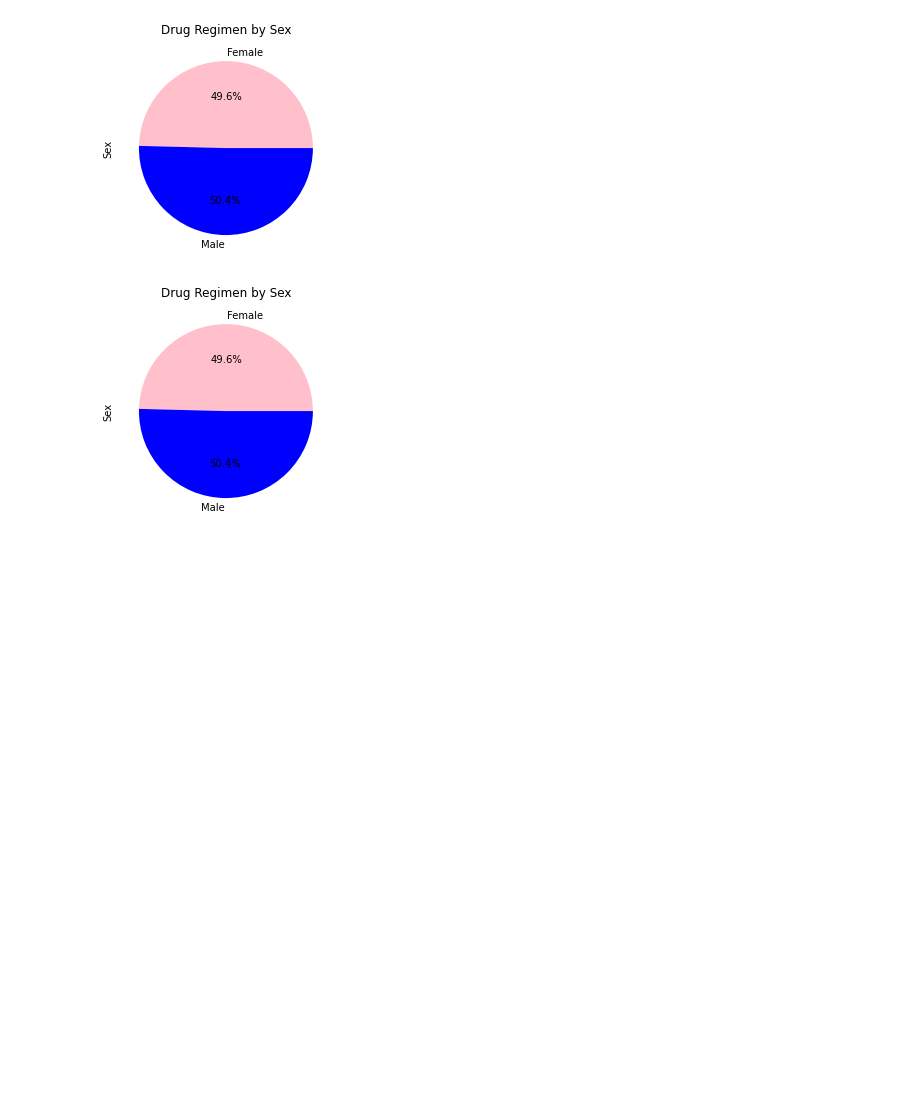
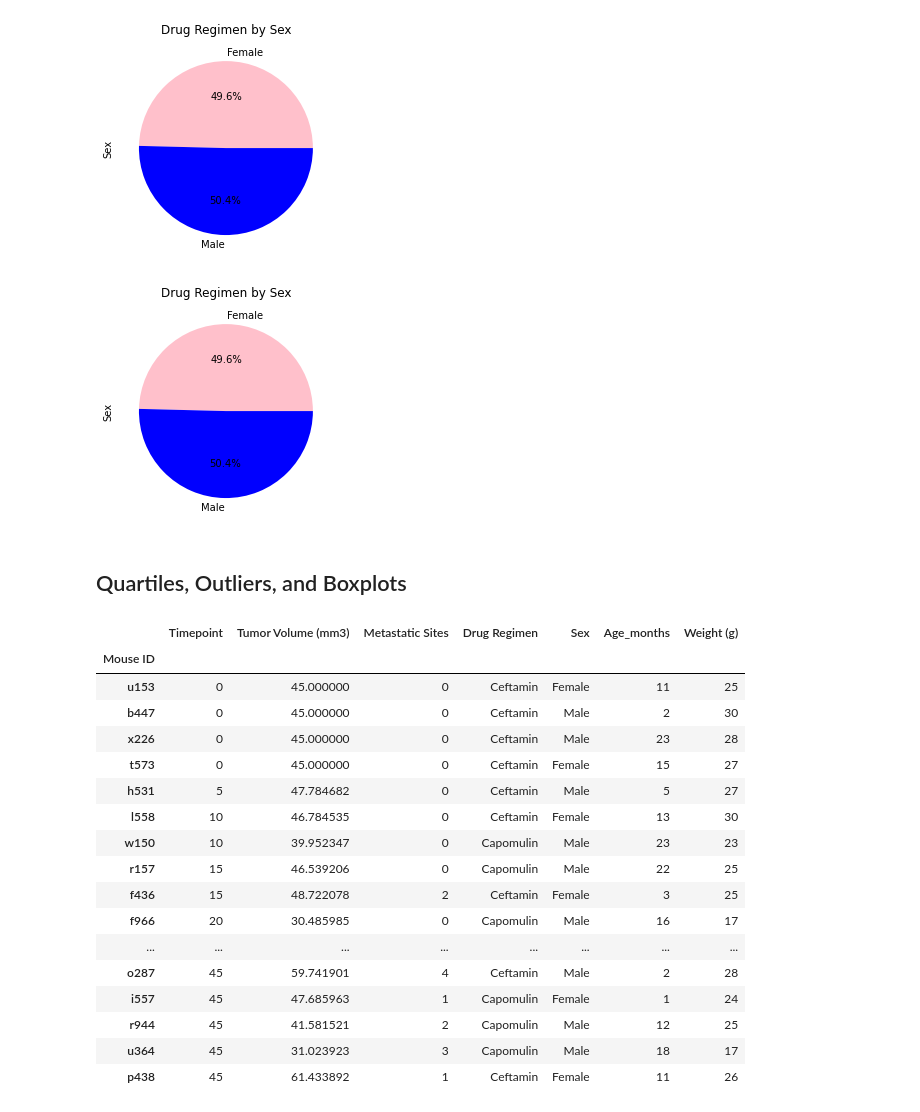
Before and after one commit to nconnel4/matplotlib-challenge, a Jupyter notebook: notebooks/pymaceuticals.ipynb, the cells around one changed output. Cells and saved outputs as stored; diff of their text form; code cells hidden in the pictures; blank space fills up the shorter version.

Commit message:
Add filtered dataframe with specific drugs

```diff
--- a/notebooks/pymaceuticals.ipynb
+++ b/notebooks/pymaceuticals.ipynb
@@ -104,3 +104,32 @@ plt.show()
 # %% [output]
 [figure]
 [figure]
+# %% [markdown]
+## Quartiles, Outliers, and Boxplots
+# %%
+filtered_drugs_df = study_data_df[study_data_df['Drug Regimen'].isin(['Capomulin', 'Ramicane, Infubinol', 'Ceftamin'])]
+
+last_timepoint = filtered_drugs_df.groupby('Mouse ID')['Timepoint'].max()
+
+filtered_drugs_df = filtered_drugs_df.merge(last_timepoint, how='inner', on=['Mouse ID', 'Timepoint'])
+filtered_drugs_df.set_index('Mouse ID', inplace=True)
+filtered_drugs_df
+# %% [output]
+|  | Timepoint | Tumor Volume (mm3) | Metastatic Sites | Drug Regimen | Sex | Age_months | Weight (g) |
+| Mouse ID |  |  |  |  |  |  |  |
+| u153 | 0 | 45.000000 | 0 | Ceftamin | Female | 11 | 25 |
+| b447 | 0 | 45.000000 | 0 | Ceftamin | Male | 2 | 30 |
+| x226 | 0 | 45.000000 | 0 | Ceftamin | Male | 23 | 28 |
+| t573 | 0 | 45.000000 | 0 | Ceftamin | Female | 15 | 27 |
+| h531 | 5 | 47.784682 | 0 | Ceftamin | Male | 5 | 27 |
+| l558 | 10 | 46.784535 | 0 | Ceftamin | Female | 13 | 30 |
+| w150 | 10 | 39.952347 | 0 | Capomulin | Male | 23 | 23 |
+| r157 | 15 | 46.539206 | 0 | Capomulin | Male | 22 | 25 |
+| f436 | 15 | 48.722078 | 2 | Ceftamin | Female | 3 | 25 |
+| f966 | 20 | 30.485985 | 0 | Capomulin | Male | 16 | 17 |
+| ... | ... | ... | ... | ... | ... | ... | ... |
+| o287 | 45 | 59.741901 | 4 | Ceftamin | Male | 2 | 28 |
+| i557 | 45 | 47.685963 | 1 | Capomulin | Female | 1 | 24 |
+| r944 | 45 | 41.581521 | 2 | Capomulin | Male | 12 | 25 |
+| u364 | 45 | 31.023923 | 3 | Capomulin | Male | 18 | 17 |
+| p438 | 45 | 61.433892 | 1 | Ceftamin | Female | 11 | 26 |
```
